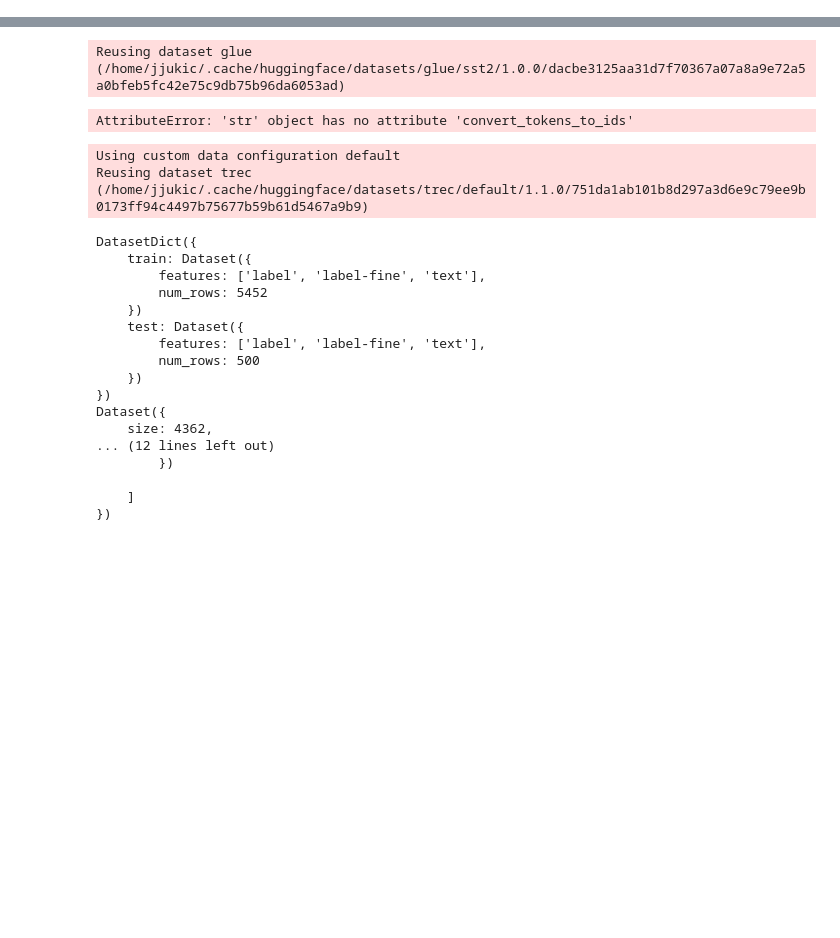
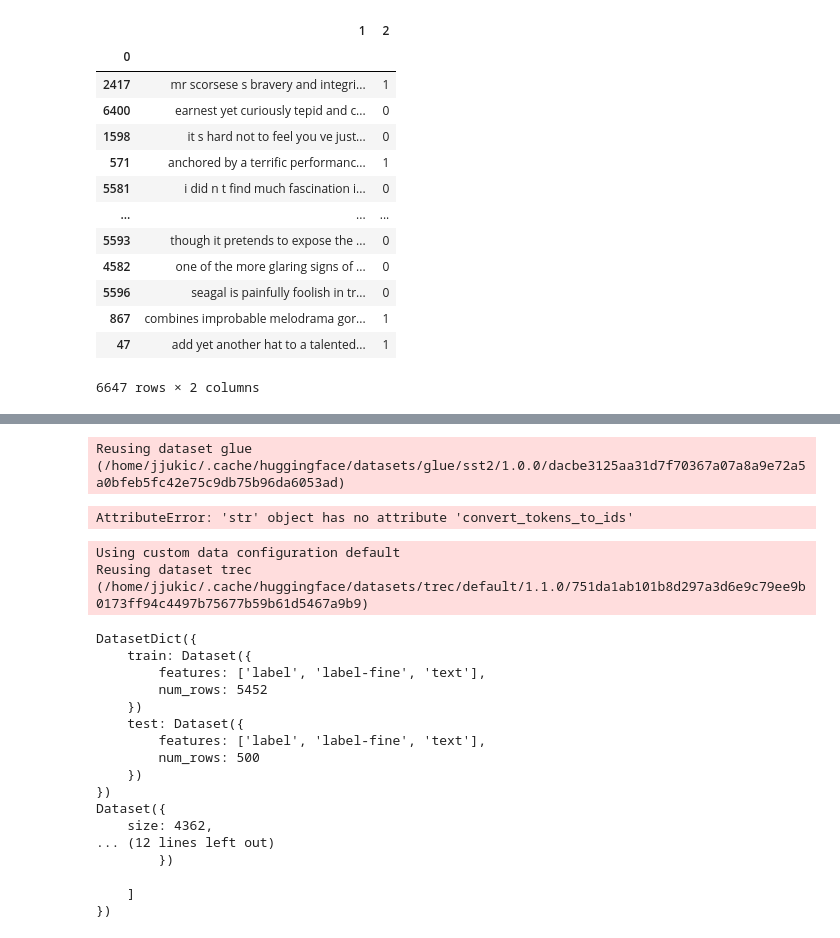
Before and after one commit to mttk/unity-in-xai-court, a Jupyter notebook: analysis.ipynb, the cells around one changed output, grey strips where cells are left out. Drawn from its saved outputs; the diff is of its cells as text; code cells hidden in the pictures; blank space fills up the shorter version.

```diff
--- a/analysis.ipynb
+++ b/analysis.ipynb
@@ -6,0 +22,17 @@ import pandas as pd
+# %%
+train
+# %% [output]
+|  | 1 | 2 |
+| 0 |  |  |
+| 2417 | mr scorsese s bravery and integri... | 1 |
+| 6400 | earnest yet curiously tepid and c... | 0 |
+| 1598 | it s hard not to feel you ve just... | 0 |
+| 571 | anchored by a terrific performanc... | 1 |
+| 5581 | i did n t find much fascination i... | 0 |
+| ... | ... | ... |
+| 5593 | though it pretends to expose the ... | 0 |
+| 4582 | one of the more glaring signs of ... | 0 |
+| 5596 | seagal is painfully foolish in tr... | 0 |
+| 867 | combines improbable melodrama gor... | 1 |
+| 47 | add yet another hat to a talented... | 1 |
+6647 rows × 2 columns
```
Also changed, not shown: parts of 8 cells of this notebook, 4 other files.
